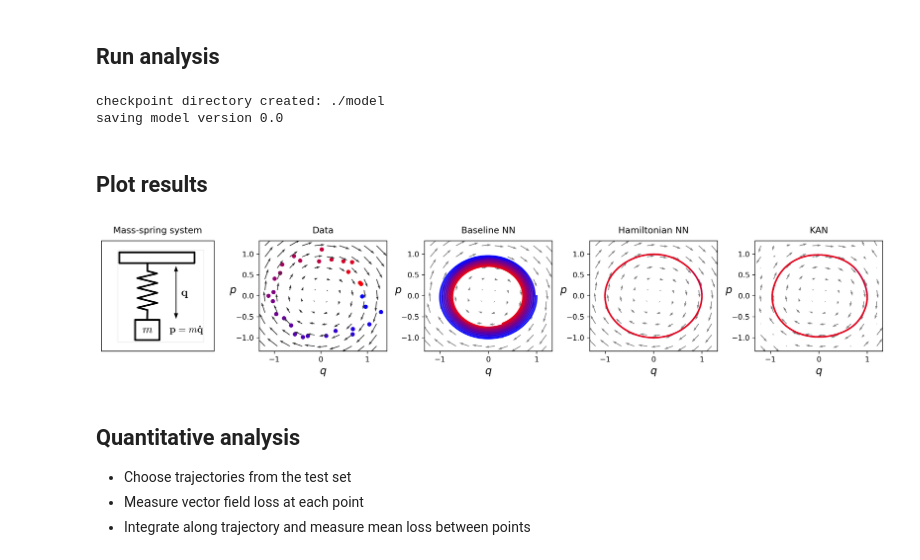
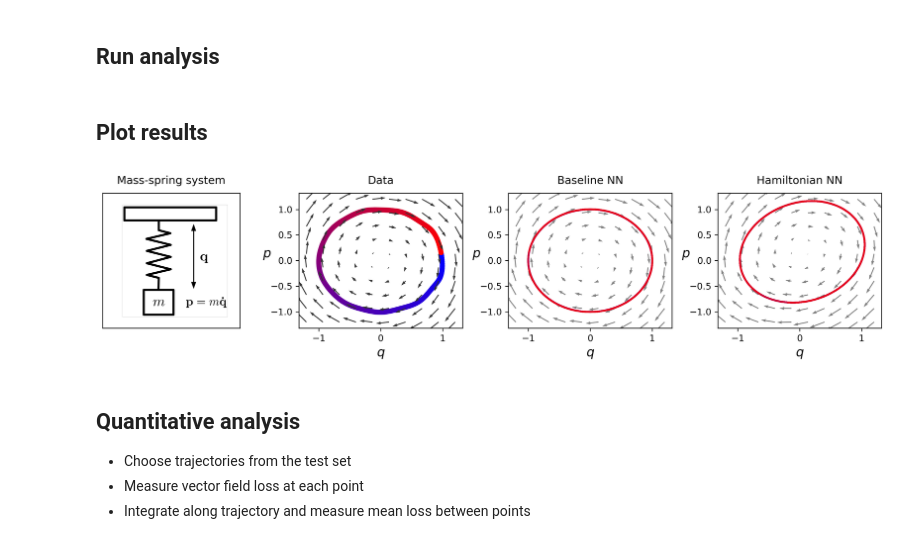
Before and after one commit to ZongyuWu97/hamiltonian-nn, a Jupyter notebook: analyze-spring.ipynb, the cells around one changed output. Drawn from its saved outputs; the diff is of its cells as text; code cells hidden in the pictures.

```diff
--- a/analyze-spring.ipynb
+++ b/analyze-spring.ipynb
@@ -53,18 +52,18 @@ class ObjectView(object):
 args = ObjectView(get_args())
 # np.random.seed(args.seed)
 field = get_field(gridsize=15)
-data = get_dataset()
+data = get_dataset(seed=0, mode=3)
 
 # plot config
 fig = plt.figure(figsize=(3, 3), facecolor='white', dpi=DPI)
 
-x, y, dx, dy, t = get_trajectory(radius=0.7, y0=np.array([1,0]))
+x, y, dx, dy, t = get_trajectory(radius=0.7, y0=np.array([1,0]), mode=3, noise_std=1.0)
 plt.scatter(x,y,c=t,s=14, label='data')
 plt.quiver(field['x'][:,0], field['x'][:,1], field['dx'][:,0], field['dx'][:,1],
            cmap='gray_r', color=(.5,.5,.5))
-plt.xlabel("$x$", fontsize=14)
-plt.ylabel("$\\frac{dx}{dt}$", rotation=0, fontsize=14)
-plt.title("Dynamics")
+# plt.xlabel("$x$", fontsize=14)
+# plt.ylabel("$\\frac{dx}{dt}$", rotation=0, fontsize=14)
+# plt.title("Dynamics")
 plt.legend(loc='upper right')
 
 plt.tight_layout() ; plt.show()
@@ -108,26 +107,6 @@ def integrate_model(model, t_span, y0, **kwargs):
     return solve_ivp(fun=fun, t_span=t_span, y0=y0, **kwargs)
 # %% [markdown]
 ## Run analysis
-# %%
-from kar_hnn import KARHNN
-
-device = torch.device("cuda" if torch.cuda.is_available() else "cpu")
-kan_version = '0.1'
-kan_path = "{}/model/{}_state".format(args.save_dir, kan_version)
-kan_model = KARHNN(
-    input_dim=2, width=[2, 2, 2], grid=2, k=5, seed=42, device=device
-)
-kan_model.load_state_dict(torch.load(kan_path))
-kan_model.eval()
-
-t_span = [0, 30]
-y0 = np.asarray([1.0, 0])
-kwargs = {"t_eval": np.linspace(t_span[0], t_span[1], 2000), "rtol": 1e-12}
-kan_field = get_vector_field(kan_model, gridsize=args.gridsize)
-kan_ivp = integrate_model(kan_model, t_span, y0, **kwargs)
-# %% [output]
-checkpoint directory created: ./model
-saving model version 0.0
 # %%
 base_model = get_model(args, baseline=True)
 base_model.eval()
@@ -151,18 +129,18 @@ hnn_ivp = integrate_model(hnn_model, t_span, y0, **kwargs)
 ## Plot results
 # %%
 ###### PLOT ######
-fig = plt.figure(figsize=(15, 3.1), facecolor='white', dpi=DPI)
+fig = plt.figure(figsize=(12.4, 3.1), facecolor='white', dpi=DPI)
 
 # plot physical system
-fig.add_subplot(1, 5, 1, frameon=True)
+fig.add_subplot(1, 4, 1, frameon=True)
 plt.xticks([]) ;  plt.yticks([])
 schema = mpimg.imread(EXPERIMENT_DIR + '/mass-spring.png')
 plt.imshow(schema)
 plt.title("Mass-spring system", pad=10)
 
 # plot dynamics
-fig.add_subplot(1, 5, 2, frameon=True)
-x, y, dx, dy, t = get_trajectory(radius=1, y0=np.array([1,0]))
+fig.add_subplot(1, 4, 2, frameon=True)
+x, y, dx, dy, t = get_trajectory(radius=1, y0=np.array([1,0]), mode=3, noise_std=1e-2, keep_frequencies=10)
 N = len(x)
 point_colors = [(i/N, 0, 1-i/N) for i in range(N)]
 plt.scatter(x,y, s=22, label='data', c=point_colors)
@@ -174,57 +152,36 @@ plt.ylabel("$p$", rotation=0, fontsize=14)
 plt.title("Data", pad=10)
 
 # plot baseline
-fig.add_subplot(1, 5, 3, frameon=True)
+fig.add_subplot(1, 4, 3, frameon=True)
 plt.quiver(field['x'][:,0], field['x'][:,1], base_field[:,0], base_field[:,1],
         cmap='gray_r', scale=ARROW_SCALE, width=ARROW_WIDTH, color=(.5,.5,.5))
 
 for i, l in enumerate(np.split(base_ivp['y'].T, LINE_SEGMENTS)):
     color = (float(i)/LINE_SEGMENTS, 0, 1-float(i)/LINE_SEGMENTS)
     plt.plot(l[:,0],l[:,1],color=color, linewidth=LINE_WIDTH)
 
 plt.xlabel("$q$", fontsize=14)
 plt.ylabel("$p$", rotation=0, fontsize=14)
 plt.title("Baseline NN", pad=10)
 
 # plot HNN
-fig.add_subplot(1, 5, 4, frameon=True)
+fig.add_subplot(1, 4, 4, frameon=True)
 plt.quiver(field['x'][:,0], field['x'][:,1], hnn_field[:,0], hnn_field[:,1],
         cmap='gray_r', scale=ARROW_SCALE, width=ARROW_WIDTH, color=(.5,.5,.5))
 
 for i, l in enumerate(np.split(hnn_ivp['y'].T, LINE_SEGMENTS)):
     color = (float(i)/LINE_SEGMENTS, 0, 1-float(i)/LINE_SEGMENTS)
     plt.plot(l[:,0],l[:,1],color=color, linewidth=LINE_WIDTH)
 
 plt.xlabel("$q$", fontsize=14)
 plt.ylabel("$p$", rotation=0, fontsize=14)
 plt.title("Hamiltonian NN", pad=10)
 
-# plot KAN
-fig.add_subplot(1, 5, 5, frameon=True)
-plt.quiver(
-    field["x"][:, 0],
-    field["x"][:, 1],
-    kan_field[:, 0],
-    kan_field[:, 1],
-    cmap="gray_r",
-    scale=ARROW_SCALE,
-    width=ARROW_WIDTH,
-    color=(0.5, 0.5, 0.5),
-)
-
-for i, l in enumerate(np.split(kan_ivp["y"].T, LINE_SEGMENTS)):
-    color = (float(i) / LINE_SEGMENTS, 0, 1 - float(i) / LINE_SEGMENTS)
-    plt.plot(l[:, 0], l[:, 1], color=color, linewidth=LINE_WIDTH)
-
-plt.xlabel("$q$", fontsize=14)
-plt.ylabel("$p$", rotation=0, fontsize=14)
-plt.title("KAN", pad=10)
-
 plt.tight_layout()
 plt.show()
 fig.savefig("{}/spring{}.{}".format(args.fig_dir, RK4, FORMAT))
 # %% [output]
-[figure, old version]
+[figure, new version]
 # %% [markdown]
 ## Quantitative analysis
 * Choose trajectories from the test set
```
Also changed, not shown: parts of 9 cells of this notebook, 5 other files.
